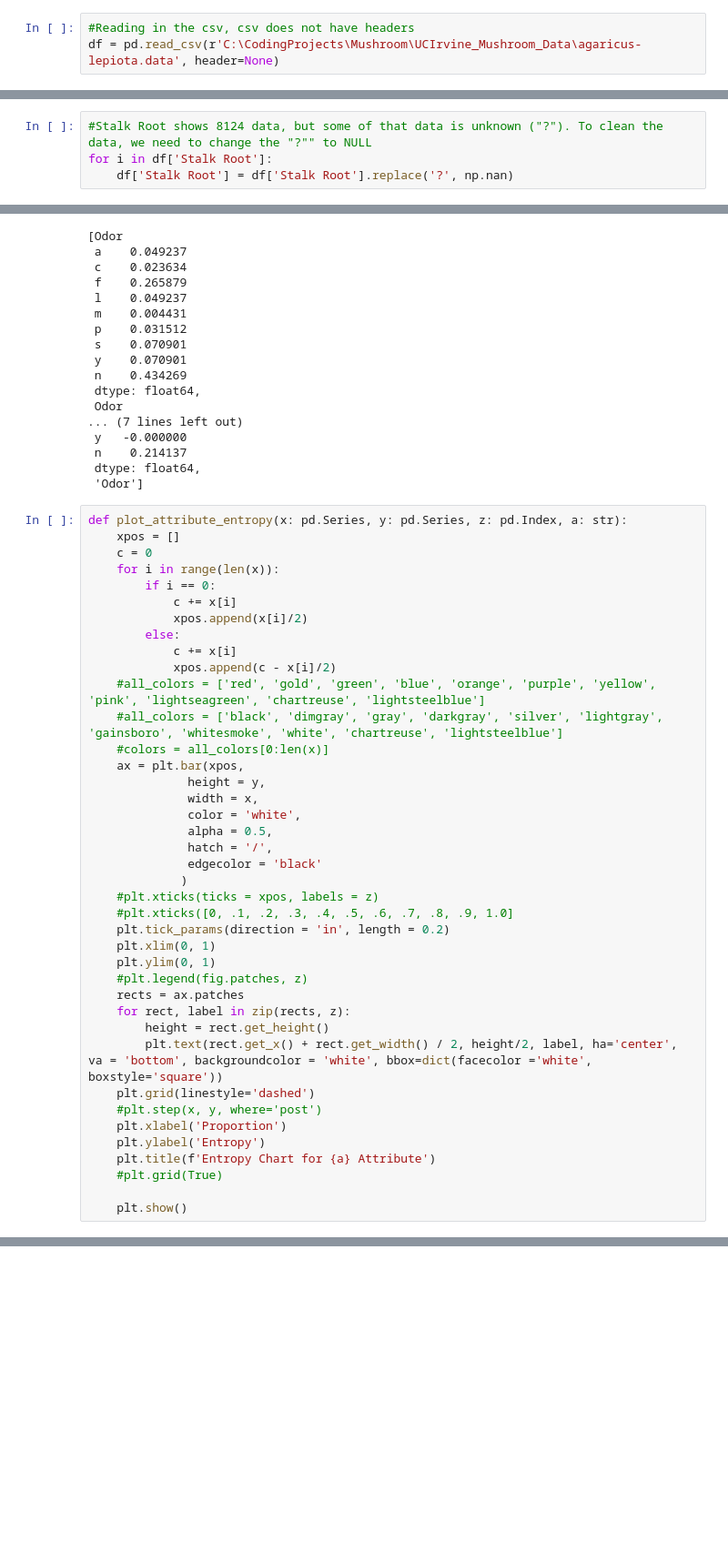
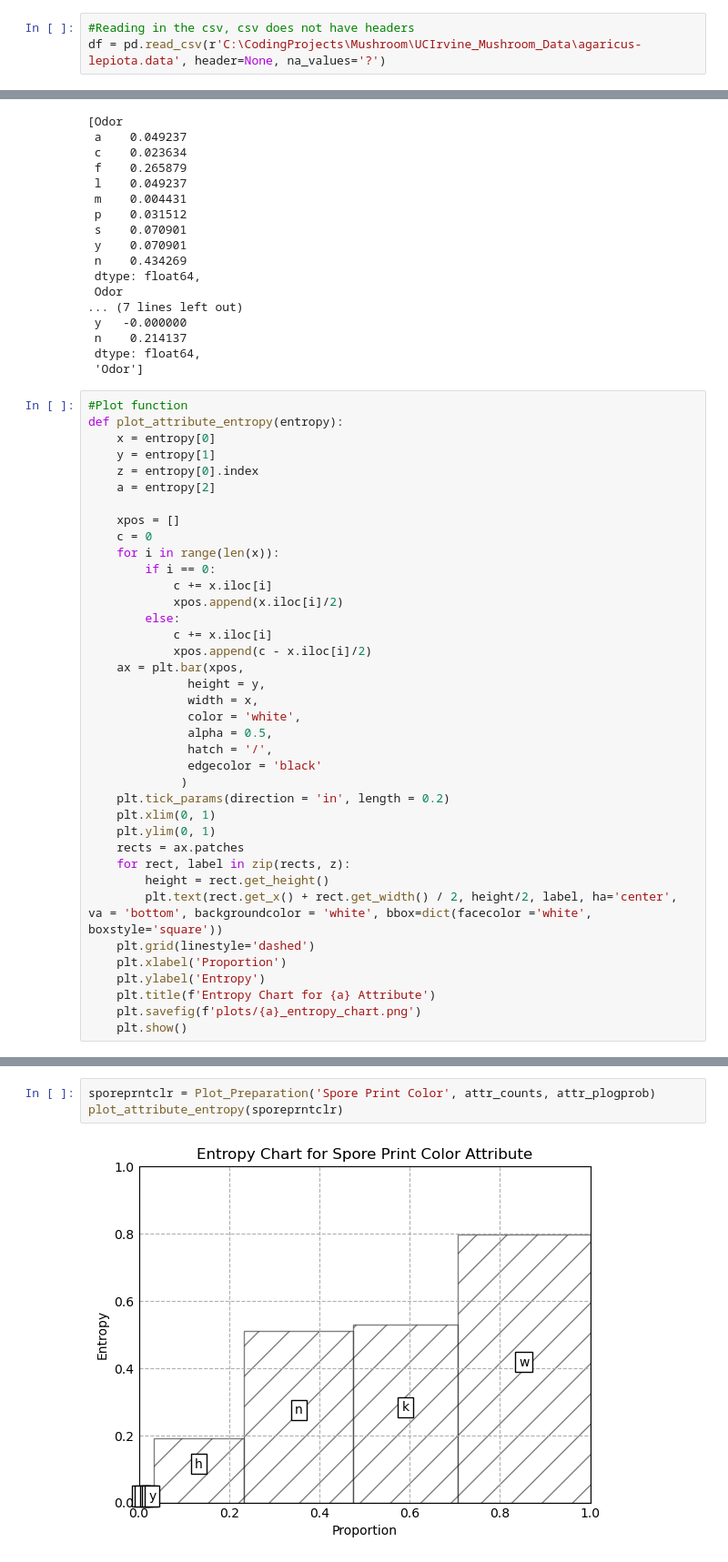
Before and after one commit to jdubbyy/mushroom, a Jupyter notebook: Mushroom.ipynb, the cells around one changed output, grey strips where cells are left out. Shown at 91% size. Saved outputs shown, nothing was run; the diff lists cells and outputs as text; blank space fills up the shorter version.

Commit message:
Cleaning up notebooks and running / saving plots

```diff
--- a/Mushroom.ipynb
+++ b/Mushroom.ipynb
@@ -7,7 +7,7 @@ from mushroom_module import plogp
 from mushroom_module import Plot_Preparation
 # %%
 #Reading in the csv, csv does not have headers
-df = pd.read_csv(r'C:\CodingProjects\Mushroom\UCIrvine_Mushroom_Data\agaricus-lepiota.data', header=None)
+df = pd.read_csv(r'C:\CodingProjects\Mushroom\UCIrvine_Mushroom_Data\agaricus-lepiota.data', header=None, na_values='?')
 # %%
 #Brought in the schema from the README as a list
 schema = ['Edible', 'Cap Shape', 'Cap Surface', 'Cap Color', 'Bruises?', 'Odor',
@@ -57,10 +56,6 @@ e    1120
 c     556
 r     192
 Name: count, dtype: int64
-# %%
-#Stalk Root shows 8124 data, but some of that data is unknown ("?"). To clean the data, we need to change the "?"" to NULL
-for i in df['Stalk Root']:
-    df['Stalk Root'] = df['Stalk Root'].replace('?', np.nan)
 # %% [markdown]
 ## Calculate parent set entropy
 ![image.png](attachment:7cdf0fab-9ab1-4bd8-a394-1c352d4a4159.png)
@@ -218,19 +220,22 @@ maxim
  dtype: float64,
  'Odor']
 # %%
-def plot_attribute_entropy(x: pd.Series, y: pd.Series, z: pd.Index, a: str):
+#Plot function
+def plot_attribute_entropy(entropy):
+    x = entropy[0]
+    y = entropy[1]
+    z = entropy[0].index
+    a = entropy[2]
+
     xpos = []
     c = 0
     for i in range(len(x)):
         if i == 0:
-            c += x[i]
-            xpos.append(x[i]/2)
+            c += x.iloc[i]
+            xpos.append(x.iloc[i]/2)
         else:
-            c += x[i]
-            xpos.append(c - x[i]/2)
-    #all_colors = ['red', 'gold', 'green', 'blue', 'orange', 'purple', 'yellow', 'pink', 'lightseagreen', 'chartreuse', 'lightsteelblue']
-    #all_colors = ['black', 'dimgray', 'gray', 'darkgray', 'silver', 'lightgray', 'gainsboro', 'whitesmoke', 'white', 'chartreuse', 'lightsteelblue']
-    #colors = all_colors[0:len(x)]
+            c += x.iloc[i]
+            xpos.append(c - x.iloc[i]/2)
     ax = plt.bar(xpos,
               height = y,
               width = x,
@@ -239,22 +244,17 @@ def plot_attribute_entropy(x: pd.Series, y: pd.Series, z: pd.Index, a: str):
               hatch = '/',
               edgecolor = 'black'
              )
-    #plt.xticks(ticks = xpos, labels = z)
-    #plt.xticks([0, .1, .2, .3, .4, .5, .6, .7, .8, .9, 1.0]
     plt.tick_params(direction = 'in', length = 0.2)
     plt.xlim(0, 1)
     plt.ylim(0, 1)
-    #plt.legend(fig.patches, z)
     rects = ax.patches
     for rect, label in zip(rects, z):
         height = rect.get_height()
         plt.text(rect.get_x() + rect.get_width() / 2, height/2, label, ha='center', va = 'bottom', backgroundcolor = 'white', bbox=dict(facecolor ='white', boxstyle='square'))
     plt.grid(linestyle='dashed')
-    #plt.step(x, y, where='post')
     plt.xlabel('Proportion')
     plt.ylabel('Entropy')
     plt.title(f'Entropy Chart for {a} Attribute')
-    #plt.grid(True)
-
+    plt.savefig(f'plots/{a}_entropy_chart.png')
     plt.show()
 # %%
@@ -281,0 +283,5 @@ plot_attribute_entropy(stalkrt[0], stalkrt[1], stalkrt[0].index, stalkrt[2])
+# %%
+sporeprntclr = Plot_Preparation('Spore Print Color', attr_counts, attr_plogprob)
+plot_attribute_entropy(sporeprntclr)
+# %% [output]
+[figure, added]
```
Also changed, not shown: parts of 20 cells of this notebook, 7 other files.
